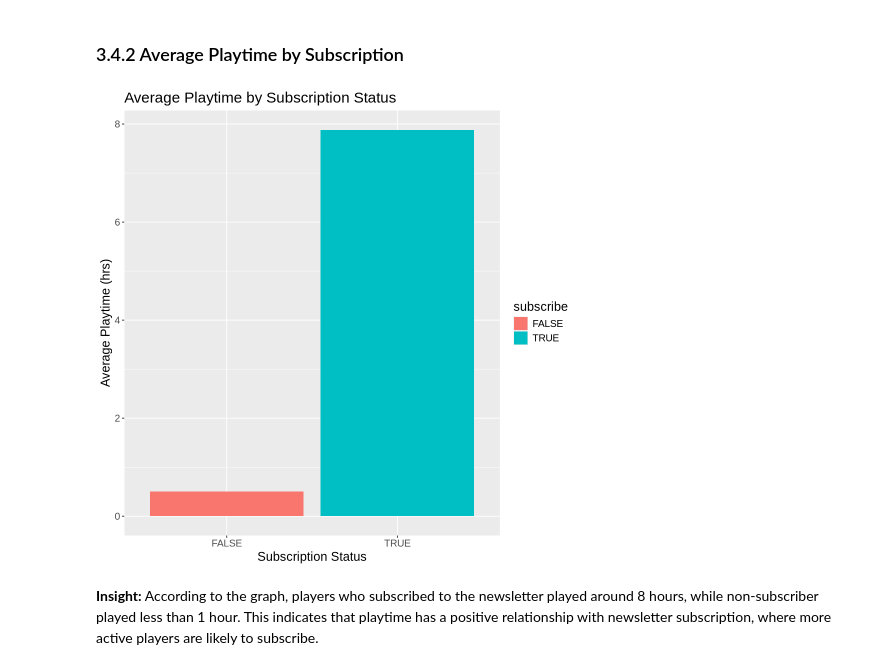
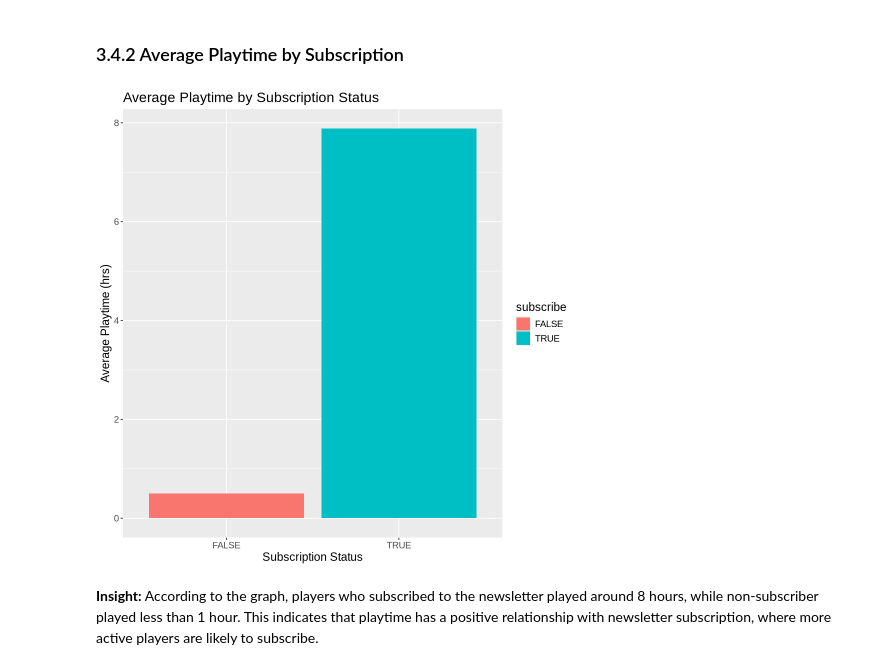
Before and after one commit to cxlu930/dsci-100-individual, a Jupyter notebook: Individual_stage.ipynb, the cells around one changed output. Drawn from its saved outputs; the diff is of its cells as text; code cells hidden in the pictures.

Commit message:
adjustment for the graph

```diff
--- a/Individual_stage.ipynb
+++ b/Individual_stage.ipynb
@@ -209,16 +209,16 @@ From the above graph, we can see that regular and beginner have relatively highe
 # %%
 #calculate the average playtime first, then draw a bar chart
 avg_hrs <- players_clean |>
     group_by(subscribe) |>
     summarise(mean_hrs = mean(played_hours, na.rm = TRUE))
 
 options(repr.plot.width = 8, repr.plot.height = 8)
 ggplot(avg_hrs, aes(x=subscribe, y=mean_hrs, fill = subscribe)) +
     geom_bar(stat = "identity") +
-    theme(text = element_text(size = 15)) +
+    theme(text = element_text(size = 14)) +
     labs(title = "Average Playtime by Subscription Status", x="Subscription Status", y="Average Playtime (hrs)")
 # %% [output]
-[figure, old version]
+[figure, new version]
 # %% [markdown]
 **Insight:**
 According to the graph, players who subscribed to the newsletter played around 8 hours, while non-subscriber played less than 1 hour. This indicates that playtime has a positive relationship with newsletter subscription, where more active players are likely to subscribe.
```
Also changed, not shown: parts of 1 cell of this notebook.
